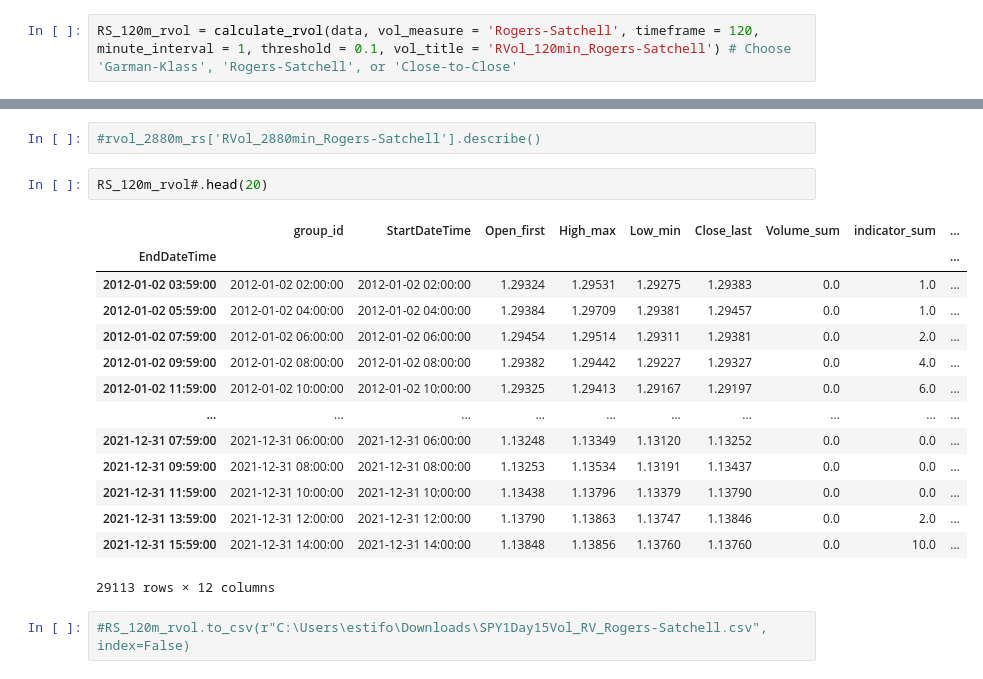
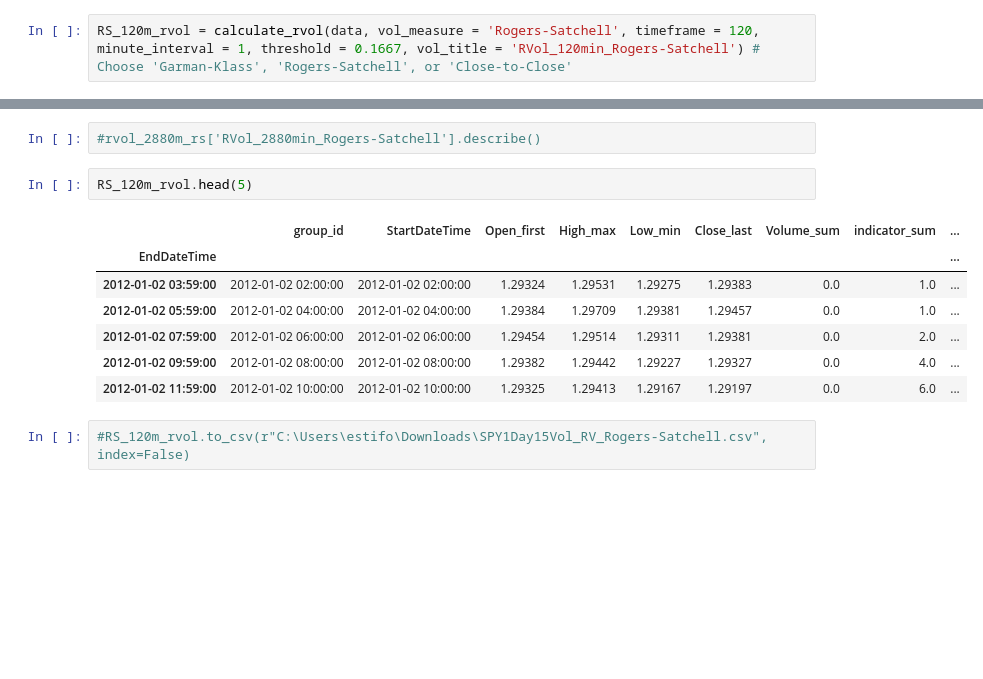
Before and after one commit to EstifanosShekour/Gamma-Capture-project-Lehigh-MFE, a Jupyter notebook: src/main.ipynb, the cells around one changed output, grey strips where cells are left out. Drawn from its saved outputs; the diff is of its cells as text; blank space fills up the shorter version.

```diff
--- a/src/main.ipynb
+++ b/src/main.ipynb
@@ -1661,7 +1730,7 @@ def calculate_rvol(data, vol_measure, timeframe, minute_interval, threshold, vol
 # %%
 #RS_120m_rvol
 # %%
-RS_120m_rvol = calculate_rvol(data, vol_measure = 'Rogers-Satchell', timeframe = 120, minute_interval = 1, threshold = 0.1, vol_title = 'RVol_120min_Rogers-Satchell') # Choose 'Garman-Klass', 'Rogers-Satchell', or 'Close-to-Close'
+RS_120m_rvol = calculate_rvol(data, vol_measure = 'Rogers-Satchell', timeframe = 120, minute_interval = 1, threshold = 0.1667, vol_title = 'RVol_120min_Rogers-Satchell') # Choose 'Garman-Klass', 'Rogers-Satchell', or 'Close-to-Close'
 # %% [output]
 The behavior will change in pandas 3.0. This inplace method will never work because the intermediate object on which we are setting values always behaves as a copy.
 
@@ -1761,22 +1830,15 @@ RS_120m_rvol.describe()
 # %%
 #rvol_2880m_rs['RVol_2880min_Rogers-Satchell'].describe()
 # %%
-RS_120m_rvol#.head(20)
+RS_120m_rvol.head(5)
 # %% [output]
 |  | group_id | StartDateTime | Open_first | High_max | Low_min | Close_last | Volume_sum | indicator_sum | ... |
 | EndDateTime |  |  |  |  |  |  |  |  | ... |
 | 2012-01-02 03:59:00 | 2012-01-02 02:00:00 | 2012-01-02 02:00:00 | 1.29324 | 1.29531 | 1.29275 | 1.29383 | 0.0 | 1.0 | ... |
 | 2012-01-02 05:59:00 | 2012-01-02 04:00:00 | 2012-01-02 04:00:00 | 1.29384 | 1.29709 | 1.29381 | 1.29457 | 0.0 | 1.0 | ... |
 | 2012-01-02 07:59:00 | 2012-01-02 06:00:00 | 2012-01-02 06:00:00 | 1.29454 | 1.29514 | 1.29311 | 1.29381 | 0.0 | 2.0 | ... |
 | 2012-01-02 09:59:00 | 2012-01-02 08:00:00 | 2012-01-02 08:00:00 | 1.29382 | 1.29442 | 1.29227 | 1.29327 | 0.0 | 4.0 | ... |
 | 2012-01-02 11:59:00 | 2012-01-02 10:00:00 | 2012-01-02 10:00:00 | 1.29325 | 1.29413 | 1.29167 | 1.29197 | 0.0 | 6.0 | ... |
-| ... | ... | ... | ... | ... | ... | ... | ... | ... | ... |
-| 2021-12-31 07:59:00 | 2021-12-31 06:00:00 | 2021-12-31 06:00:00 | 1.13248 | 1.13349 | 1.13120 | 1.13252 | 0.0 | 0.0 | ... |
-| 2021-12-31 09:59:00 | 2021-12-31 08:00:00 | 2021-12-31 08:00:00 | 1.13253 | 1.13534 | 1.13191 | 1.13437 | 0.0 | 0.0 | ... |
-| 2021-12-31 11:59:00 | 2021-12-31 10:00:00 | 2021-12-31 10:00:00 | 1.13438 | 1.13796 | 1.13379 | 1.13790 | 0.0 | 0.0 | ... |
-| 2021-12-31 13:59:00 | 2021-12-31 12:00:00 | 2021-12-31 12:00:00 | 1.13790 | 1.13863 | 1.13747 | 1.13846 | 0.0 | 2.0 | ... |
-| 2021-12-31 15:59:00 | 2021-12-31 14:00:00 | 2021-12-31 14:00:00 | 1.13848 | 1.13856 | 1.13760 | 1.13760 | 0.0 | 10.0 | ... |
-29113 rows × 12 columns
 # %%
 #RS_120m_rvol.to_csv(r"C:\Users\estifo\Downloads\SPY1Day15Vol_RV_Rogers-Satchell.csv", index=False)
 # %%
```
Also changed, not shown: parts of 28 cells of this notebook.
